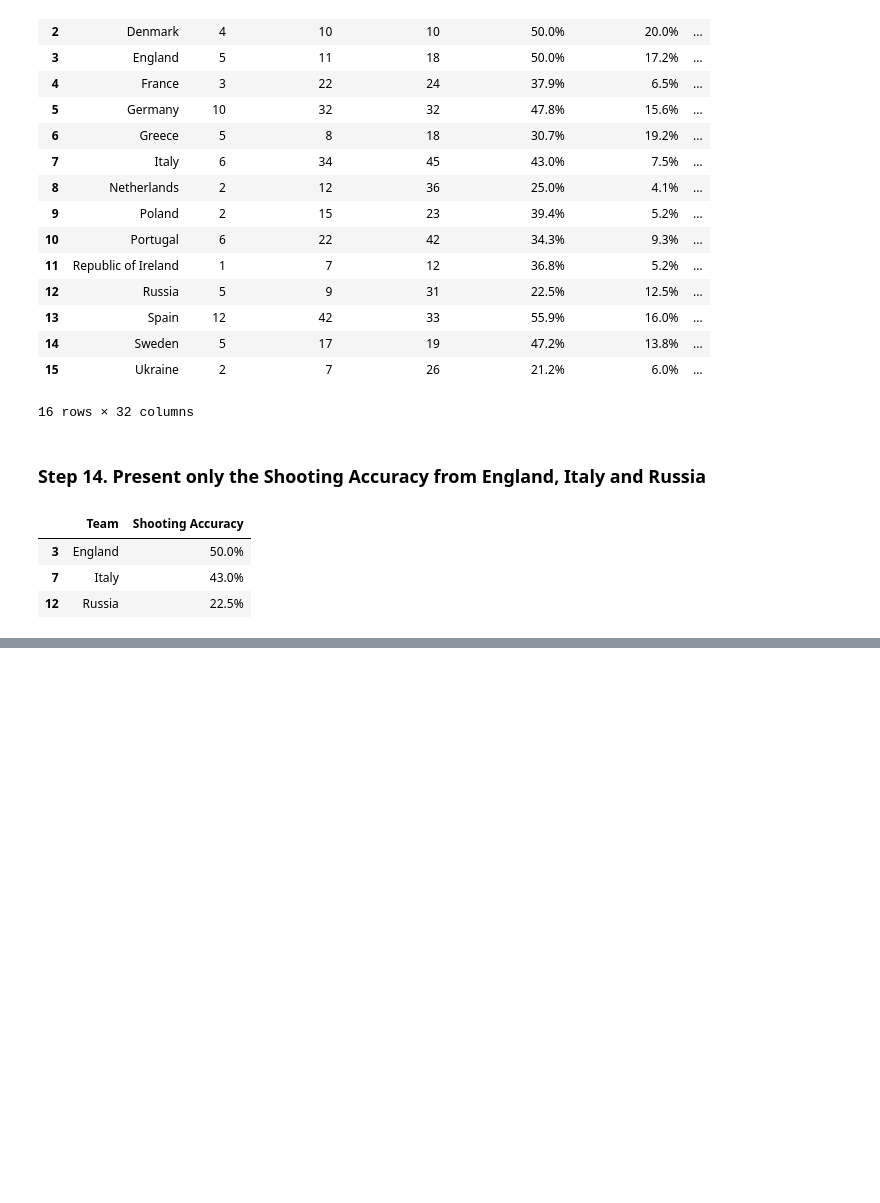
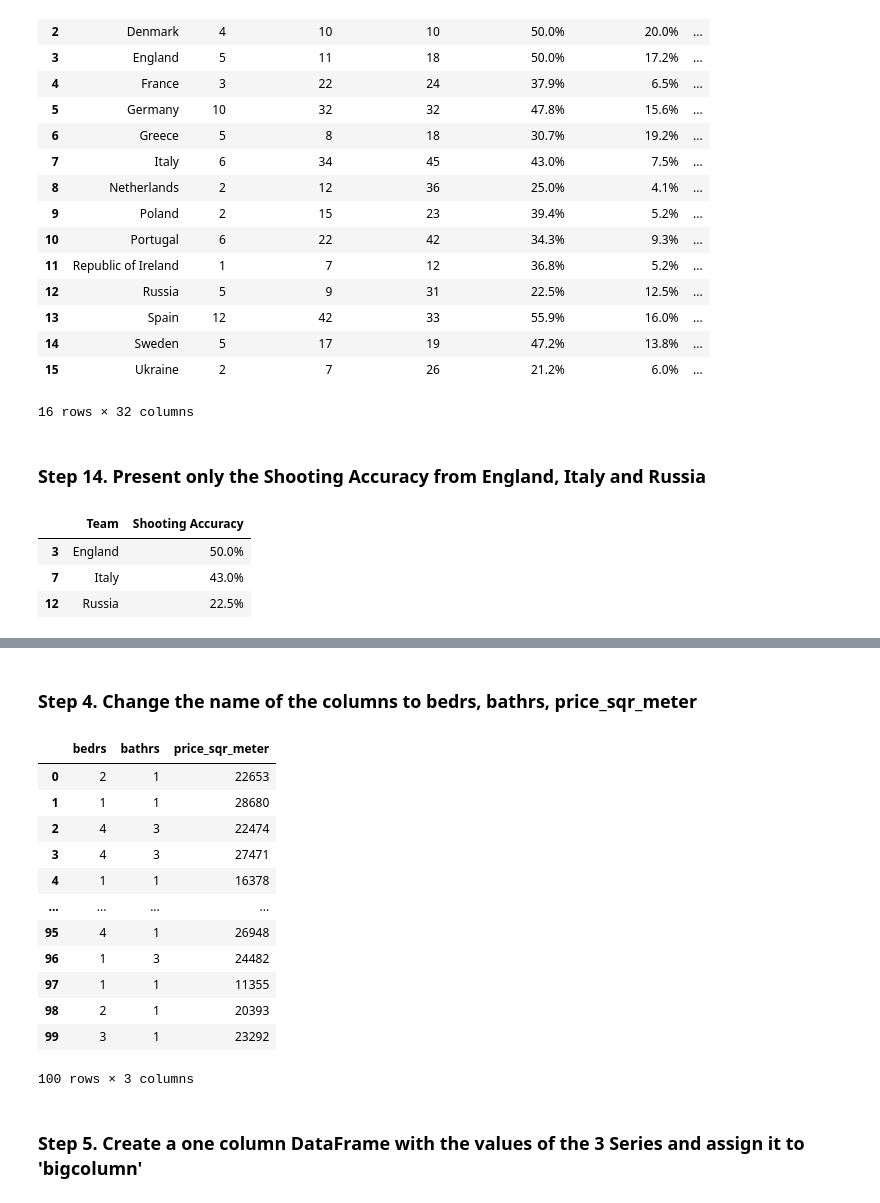
Before and after one commit to 200501409-rkp/RaviKant.Pujari.BDAT1004PS3, a Jupyter notebook: Problem Set 3.ipynb, the cells around one changed output, grey strips where cells are left out. Saved outputs shown, nothing was run; the diff lists cells and outputs as text; code cells hidden in the pictures; blank space fills up the shorter version.

```diff
--- a/Problem Set 3.ipynb
+++ b/Problem Set 3.ipynb
@@ -382,0 +435,22 @@ euro12.loc[filter_teams_by_countries, ['Team', 'Shooting Accuracy']]
+# %% [markdown]
+### Step 4. Change the name of the columns to bedrs, bathrs, price_sqr_meter
+# %%
+df.rename(columns={"s1": "bedrs", "s2": "bathrs", "s3": "price_sqr_meter"}, inplace=True)
+
+df
+# %% [output]
+|  | bedrs | bathrs | price_sqr_meter |
+| 0 | 2 | 1 | 22653 |
+| 1 | 1 | 1 | 28680 |
+| 2 | 4 | 3 | 22474 |
+| 3 | 4 | 3 | 27471 |
+| 4 | 1 | 1 | 16378 |
+| ... | ... | ... | ... |
+| 95 | 4 | 1 | 26948 |
+| 96 | 1 | 3 | 24482 |
+| 97 | 1 | 1 | 11355 |
+| 98 | 2 | 1 | 20393 |
+| 99 | 3 | 1 | 23292 |
+100 rows × 3 columns
+# %% [markdown]
+### Step 5. Create a one column DataFrame with the values of the 3 Series and assign it to 'bigcolumn'
```
Also changed, not shown: parts of 13 cells of this notebook.
